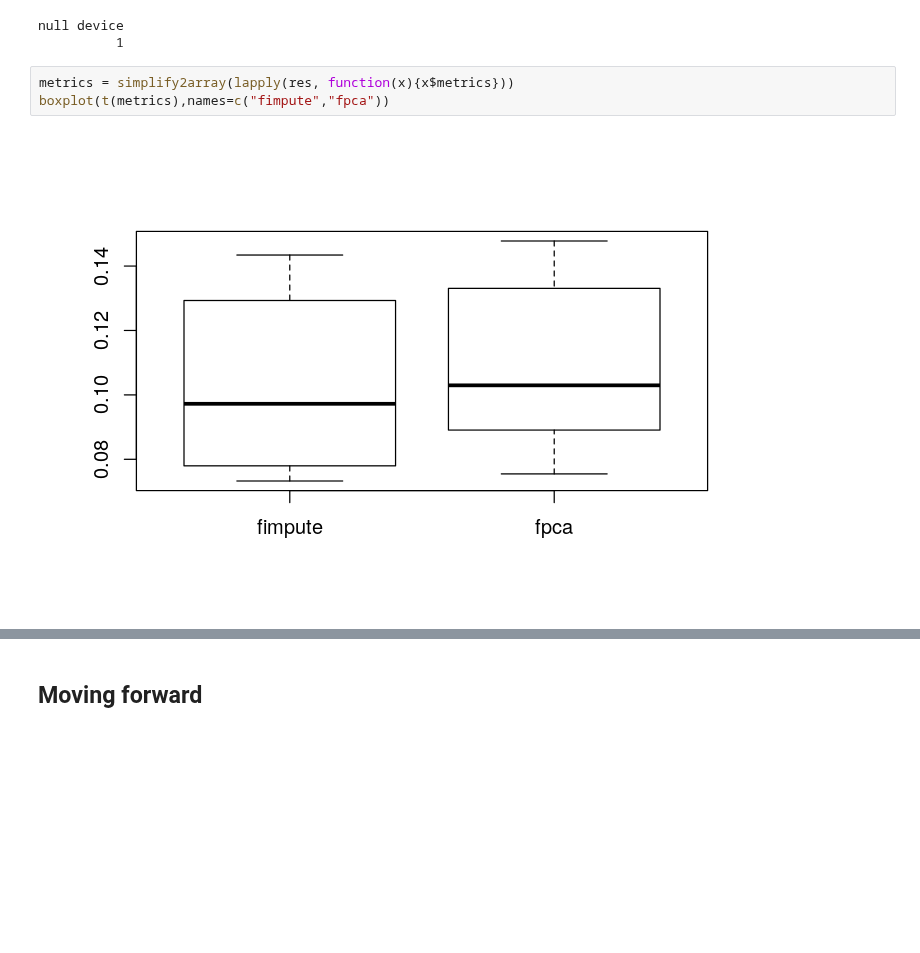
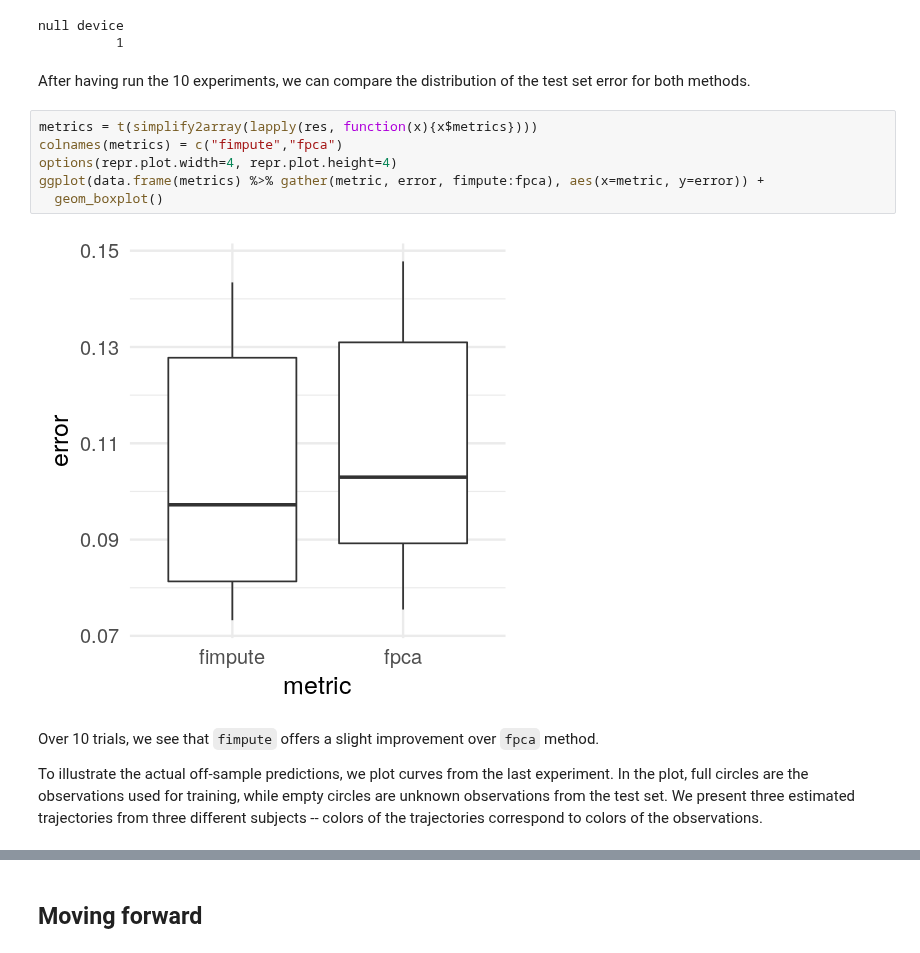
Before and after one commit to kidzik/fcomplete, a Jupyter notebook: vignettes/fcomplete.ipynb, the cells around one changed output, grey strips where cells are left out. Cells and saved outputs as stored; diff of their text form; blank space fills up the shorter version.

```diff
--- a/vignettes/fcomplete.ipynb
+++ b/vignettes/fcomplete.ipynb
@@ -234,9 +236,18 @@ res = lapply(1:10, experiment )
 # %% [output]
 null device
           1
+# %% [markdown]
+After having run the 10 experiments, we can compare the distribution of the test set error for both methods.
 # %%
-metrics = simplify2array(lapply(res, function(x){x$metrics}))
-boxplot(t(metrics),names=c("fimpute","fpca"))
+metrics = t(simplify2array(lapply(res, function(x){x$metrics})))
+colnames(metrics) = c("fimpute","fpca")
+options(repr.plot.width=4, repr.plot.height=4)
+ggplot(data.frame(metrics) %>% gather(metric, error, fimpute:fpca), aes(x=metric, y=error)) +
+  geom_boxplot()
 # %% [output]
-[figure, old version]
+[figure, new version]
+# %% [markdown]
+Over 10 trials, we see that `fimpute` offers a slight improvement over `fpca` method.
+
+To illustrate the actual off-sample predictions, we plot curves from the last experiment. In the plot, full circles are the observations used for training, while empty circles are unknown observations from the test set. We present three estimated trajectories from three different subjects -- colors of the trajectories correspond to colors of the observations.
 # %%
```
Also changed, not shown: parts of 11 cells of this notebook, 2 other files.
